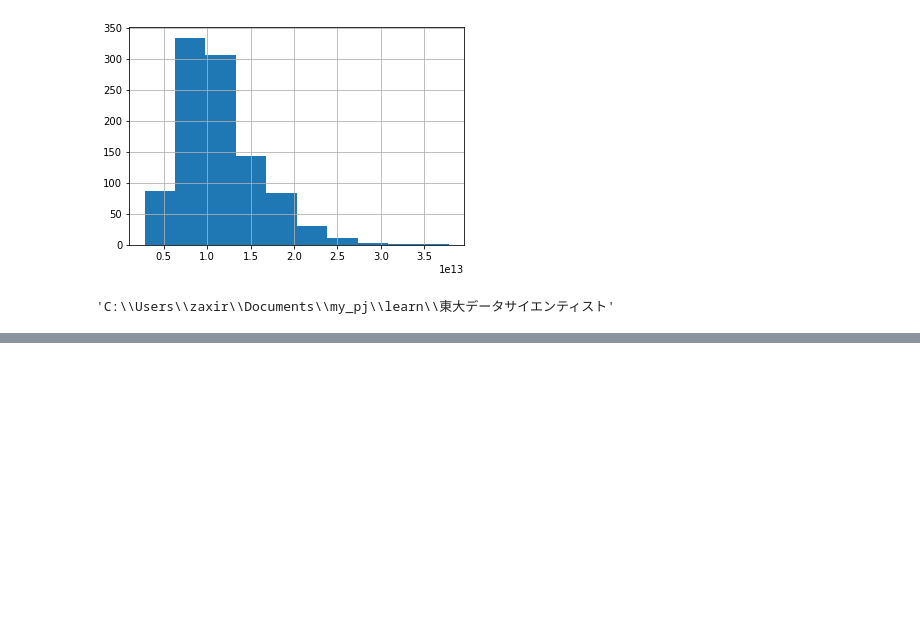
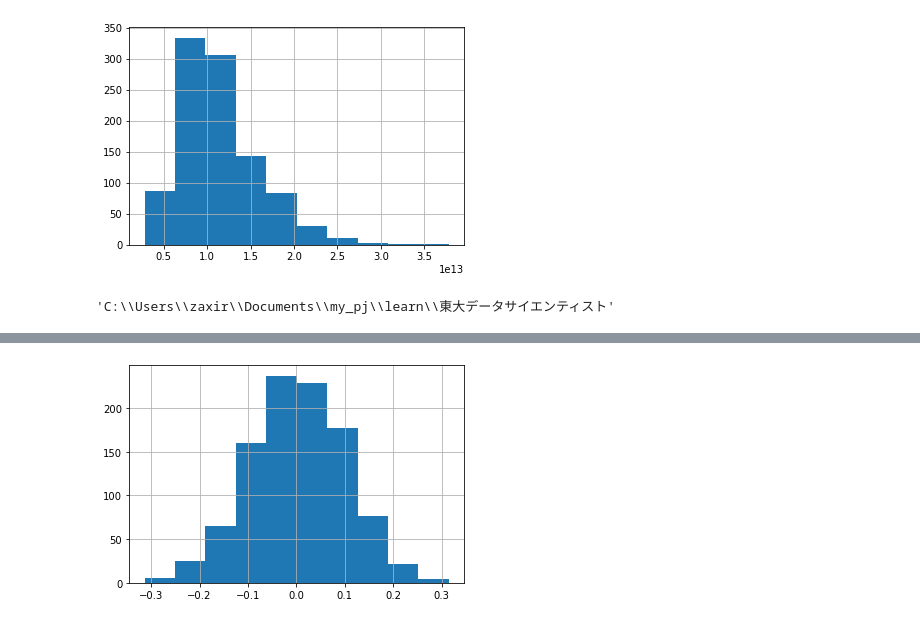
Before and after one commit to zaxirolls/learn, a Jupyter notebook: 東大データサイエンティスト/ch4.ipynb, the cells around one changed output, grey strips where cells are left out. Cells and saved outputs as stored; diff of their text form; code cells hidden in the pictures; blank space fills up the shorter version.

```diff
--- a/東大データサイエンティスト/ch4.ipynb
+++ b/東大データサイエンティスト/ch4.ipynb
@@ -108,0 +130,8 @@ NameError: name 'a' is not defined
+# %%
+N = 1000
+normal_sample_data = [np.random.normal(0,1,100).mean() for _ in range(N)]
+
+plt.hist(normal_sample_data)
+plt.grid(True)
+# %% [output]
+[figure, added]
```
Also changed, not shown: parts of 8 cells of this notebook.
